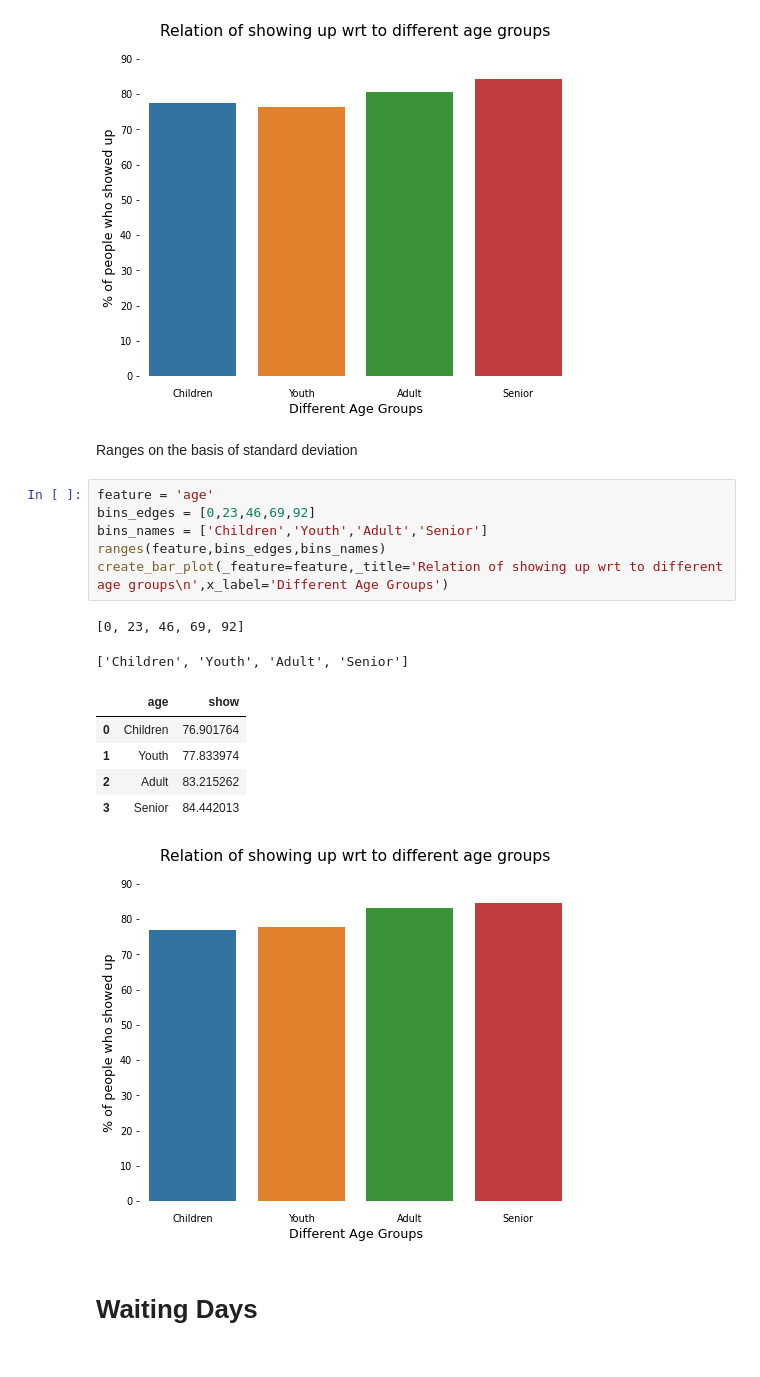
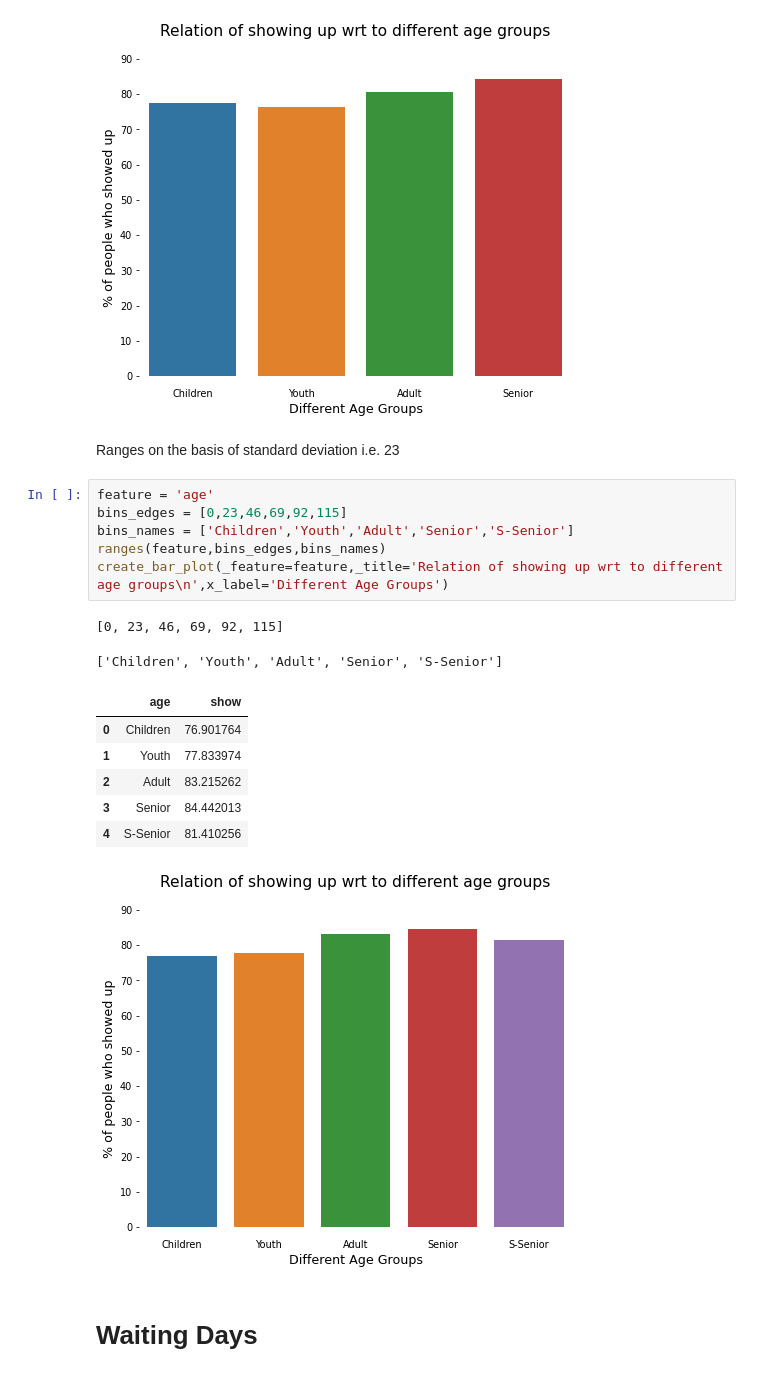
Before and after one commit to dishankkalra23/Medical-Appointment-No-Shows, a Jupyter notebook: Medical_Appointment_No_Shows.ipynb, the cells around one changed output. Drawn from its saved outputs; the diff is of its cells as text.

```diff
--- a/Medical_Appointment_No_Shows.ipynb
+++ b/Medical_Appointment_No_Shows.ipynb
@@ -627,22 +640,23 @@ create_bar_plot(_feature=feature,_title='Relation of showing up wrt to different
 | 3 | Senior | 84.358070 |
 [figure]
 # %% [markdown]
-Ranges on the basis of standard deviation
+Ranges on the basis of standard deviation i.e. 23
 # %%
 feature = 'age'
-bins_edges = [0,23,46,69,92]
-bins_names = ['Children','Youth','Adult','Senior']
+bins_edges = [0,23,46,69,92,115]
+bins_names = ['Children','Youth','Adult','Senior','S-Senior']
 ranges(feature,bins_edges,bins_names)
 create_bar_plot(_feature=feature,_title='Relation of showing up wrt to different age groups\n',x_label='Different Age Groups')
 # %% [output]
-[0, 23, 46, 69, 92]
+[0, 23, 46, 69, 92, 115]
-['Children', 'Youth', 'Adult', 'Senior']
+['Children', 'Youth', 'Adult', 'Senior', 'S-Senior']
 |  | age | show |
 | 0 | Children | 76.901764 |
 | 1 | Youth | 77.833974 |
 | 2 | Adult | 83.215262 |
 | 3 | Senior | 84.442013 |
+| 4 | S-Senior | 81.410256 |
-[figure, old version]
+[figure, new version]
 # %% [markdown]
 # Waiting Days
 # %%
```
Also changed, not shown: parts of 9 cells of this notebook.
